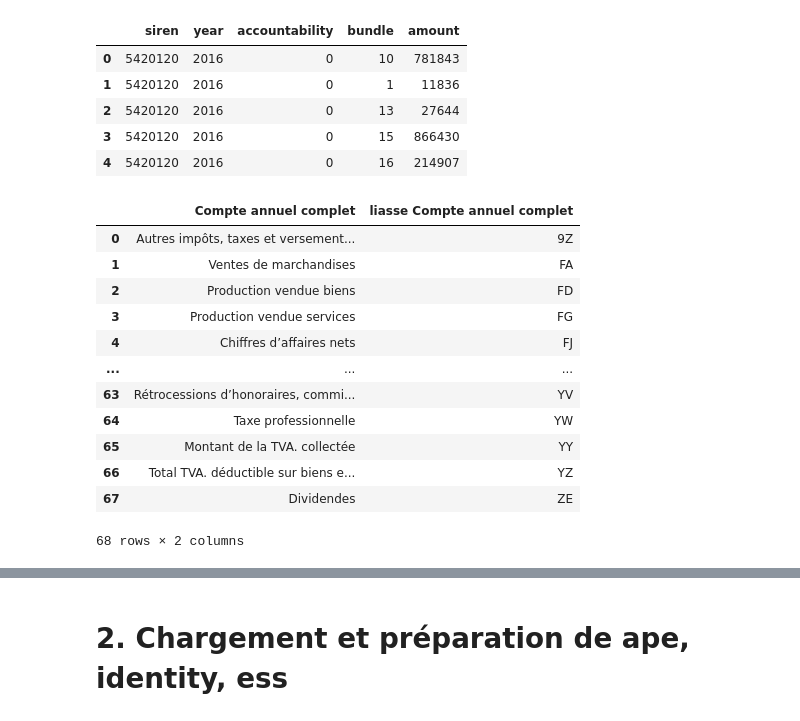
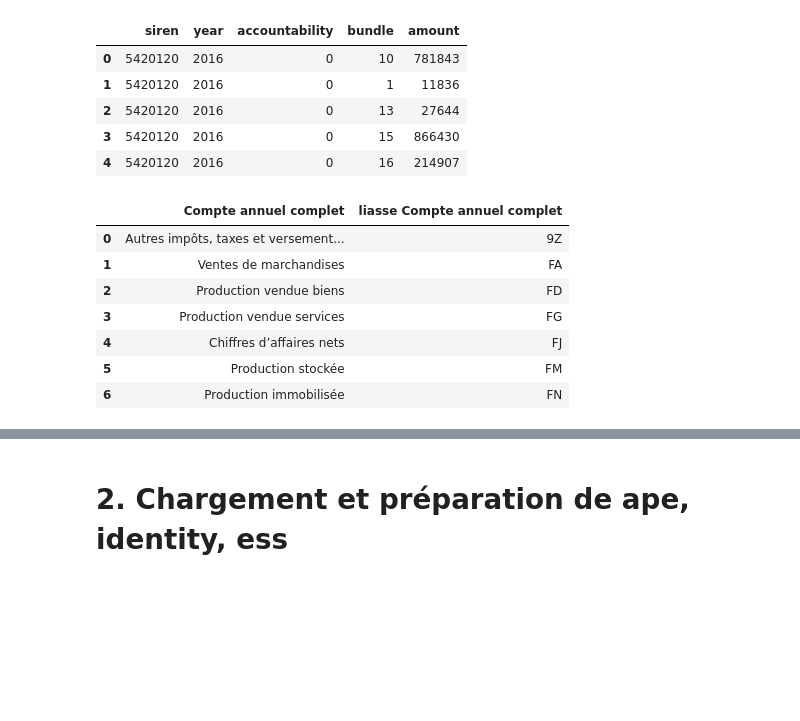
Before and after one commit to Enthic/enthic-data_analysis, a Jupyter notebook: Impact_score_préparation_des_données.ipynb, the cells around one changed output, grey strips where cells are left out. Drawn from its saved outputs; the diff is of its cells as text; code cells hidden in the pictures; blank space fills up the shorter version.

```diff
--- a/Impact_score_préparation_des_données.ipynb
+++ b/Impact_score_préparation_des_données.ipynb
@@ -10,7 +10,7 @@ Drive already mounted at /content/gdrive; to attempt to forcibly remount, call d
 import pandas as pd
 
 # Load of bundle
-chemin = '/content/gdrive/My Drive/Impact Score/Données partagées pour Impact Score/Autre données/'
+chemin = '/content/gdrive/My Drive/Impact Score/Données partagées pour Impact Score/Données/'
 bundle_raw = pd.read_csv(chemin + 'bundle.csv', sep=';', header=None,  index_col=False, names =['siren', 'year', 'accountability', 'bundle','amount'])
 bundle_raw.head()
 # %% [output]
@@ -79,38 +54,33 @@ bundle_raw.head()
 # %%
 # On charge le nom des colonnes
 ontology = pd.read_json('http://api.enthic.fr/company/ontology')
 
 # Création d'un dataframe contenant les colonnes de chaque type de bilan
 df_col = pd.DataFrame(columns=[ontology.loc[i,:].iloc[0].get("1") for i in range(4)]+
                       ['liasse '+ ontology.loc[i,:].iloc[0].get("1") for i in range(4)],
                                index=range(68))
 
-# Lecture de tous les colonnes du compte de résultat complet
+# Lecture des colonnes du compte de résultat complet
 for type_bilan in range(4):
     dictionnaire = ontology.loc[type_bilan,:].iloc[0].get("code")
     nb_col = len(dictionnaire)
 
     for i in range(nb_col):
         df_col.iloc[i,type_bilan] = dictionnaire.get(str(i)).get("1")
         df_col.iloc[i,type_bilan+4] = dictionnaire.get(str(i)).get("0")
 
 col_CR_complet = df_col.loc[:,['Compte annuel complet','liasse Compte annuel complet']]
 col_CR_complet.to_csv(chemin + 'col_CR_complet.csv')
-col_CR_complet
+col_CR_complet.head(7)
 # %% [output]
 |  | Compte annuel complet | liasse Compte annuel complet |
 | 0 | Autres impôts, taxes et versement... | 9Z |
 | 1 | Ventes de marchandises | FA |
 | 2 | Production vendue biens | FD |
 | 3 | Production vendue services | FG |
 | 4 | Chiffres d’affaires nets | FJ |
-| ... | ... | ... |
-| 63 | Rétrocessions d’honoraires, commi... | YV |
-| 64 | Taxe professionnelle | YW |
-| 65 | Montant de la TVA. collectée | YY |
-| 66 | Total TVA. déductible sur biens e... | YZ |
-| 67 | Dividendes | ZE |
+| 5 | Production stockée | FM |
+| 6 | Production immobilisée | FN |
-68 rows × 2 columns
 # %%
 # On transforme la structure des données
 bundle = pd.DataFrame(columns = ['year'] + list(range(0, 68)))
```
Also changed, not shown: parts of 12 cells of this notebook.
